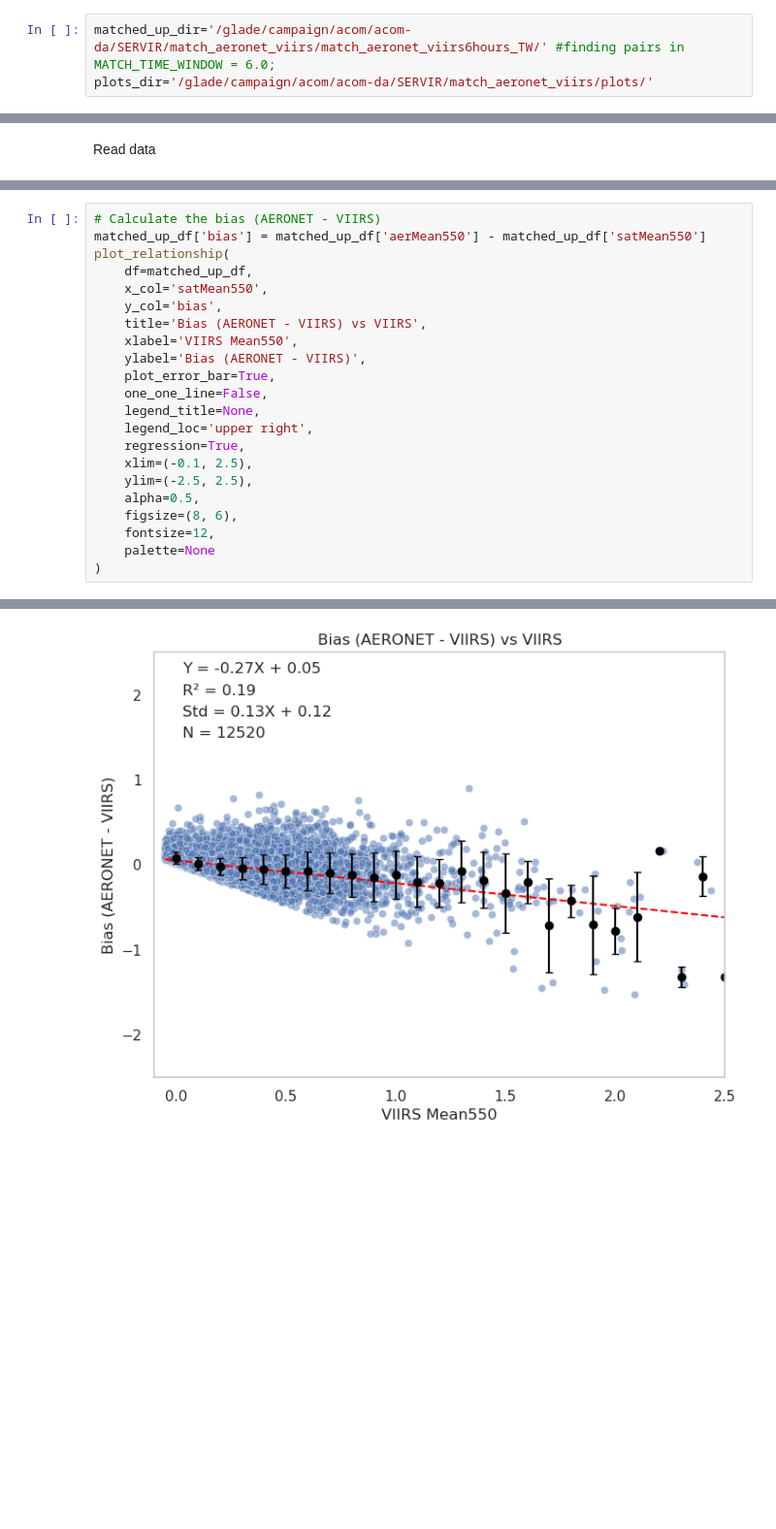
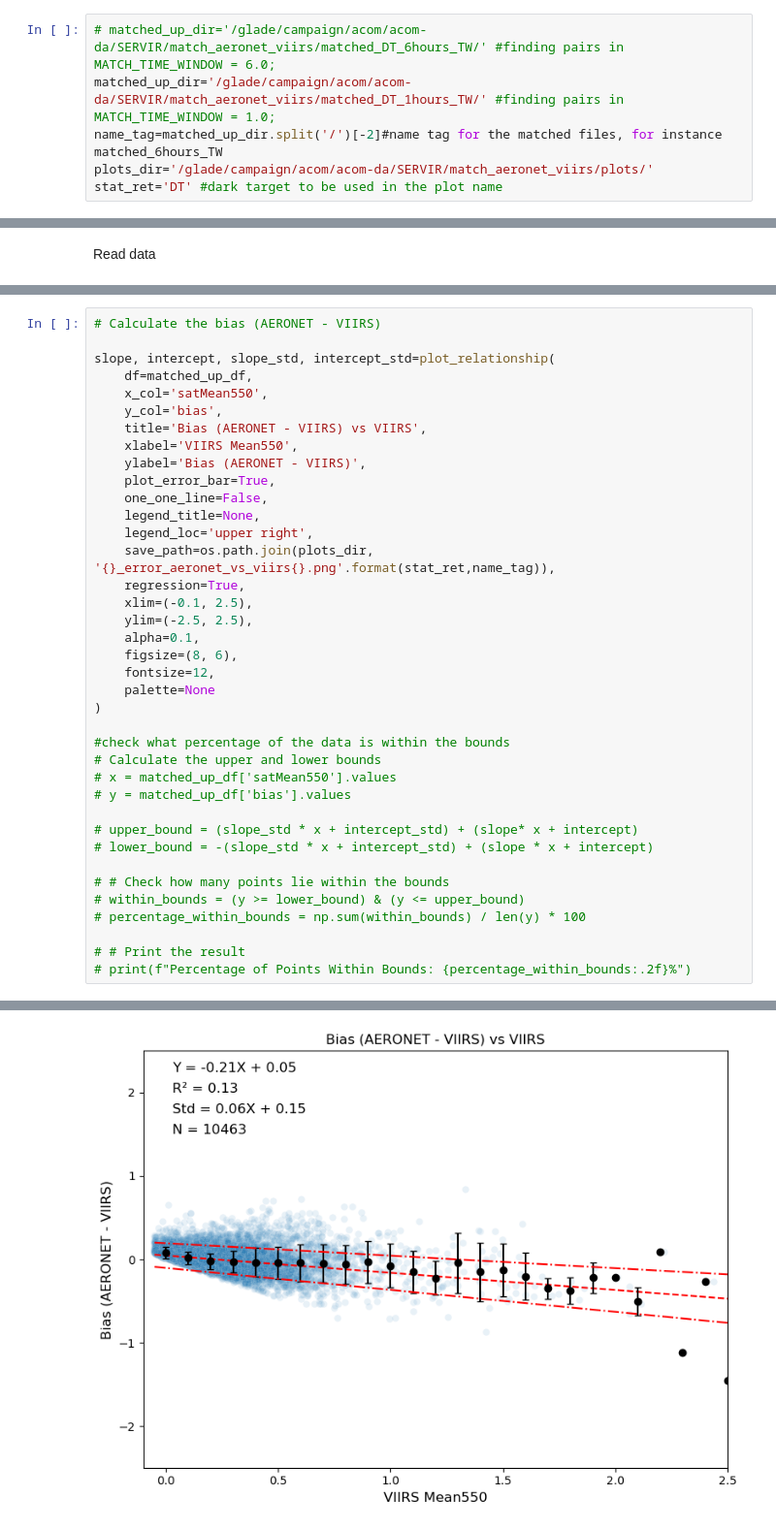
Before and after one commit to sshamsNCAR/Error_analysis_AOD_NASA_VIIRS_public, a Jupyter notebook: analyzing_matched_pair.ipynb, the cells around one changed output, grey strips where cells are left out. Shown at 97% size. Cells and saved outputs as stored; diff of their text form; blank space fills up the shorter version.

```diff
--- a/analyzing_matched_pair.ipynb
+++ b/analyzing_matched_pair.ipynb
@@ -9,5 +13,8 @@ from glob import glob
 # %%
-matched_up_dir='/glade/campaign/acom/acom-da/SERVIR/match_aeronet_viirs/match_aeronet_viirs6hours_TW/' #finding pairs in MATCH_TIME_WINDOW = 6.0;
+# matched_up_dir='/glade/campaign/acom/acom-da/SERVIR/match_aeronet_viirs/matched_DT_6hours_TW/' #finding pairs in MATCH_TIME_WINDOW = 6.0;
+matched_up_dir='/glade/campaign/acom/acom-da/SERVIR/match_aeronet_viirs/matched_DT_1hours_TW/' #finding pairs in MATCH_TIME_WINDOW = 1.0;
+name_tag=matched_up_dir.split('/')[-2]#name tag for the matched files, for instance matched_6hours_TW
 plots_dir='/glade/campaign/acom/acom-da/SERVIR/match_aeronet_viirs/plots/'
+stat_ret='DT' #dark target to be used in the plot name
 # %% [markdown]
 Functions
@@ -257,7 +611,7 @@ slope_std: 0.13488154499763885, intercept_std: 0.12272045740901263
 # %%
 # Calculate the bias (AERONET - VIIRS)
-matched_up_df['bias'] = matched_up_df['aerMean550'] - matched_up_df['satMean550']
-plot_relationship(
+
+slope, intercept, slope_std, intercept_std=plot_relationship(
     df=matched_up_df,
     x_col='satMean550',
     y_col='bias',
@@ -268,12 +622,28 @@ plot_relationship(
     one_one_line=False,
     legend_title=None,
     legend_loc='upper right',
+    save_path=os.path.join(plots_dir, '{}_error_aeronet_vs_viirs{}.png'.format(stat_ret,name_tag)),
     regression=True,
     xlim=(-0.1, 2.5),
     ylim=(-2.5, 2.5),
-    alpha=0.5,
+    alpha=0.1,
     figsize=(8, 6),
     fontsize=12,
     palette=None
 )
+
+#check what percentage of the data is within the bounds
+# Calculate the upper and lower bounds
+# x = matched_up_df['satMean550'].values
+# y = matched_up_df['bias'].values
+
+# upper_bound = (slope_std * x + intercept_std) + (slope* x + intercept)
+# lower_bound = -(slope_std * x + intercept_std) + (slope * x + intercept)
+
+# # Check how many points lie within the bounds
+# within_bounds = (y >= lower_bound) & (y <= upper_bound)
+# percentage_within_bounds = np.sum(within_bounds) / len(y) * 100
+
+# # Print the result
+# print(f"Percentage of Points Within Bounds: {percentage_within_bounds:.2f}%")
 # %% [output]
@@ -280 +653 @@ plot_relationship(
-[figure, old version]
+[figure, new version]
```
Also changed, not shown: parts of 20 cells of this notebook, 18 other files.
